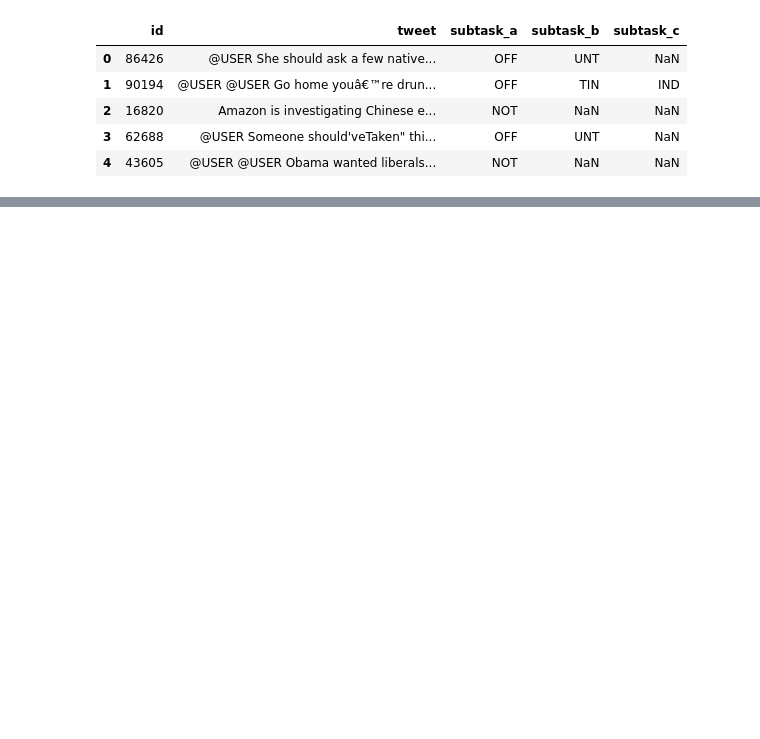
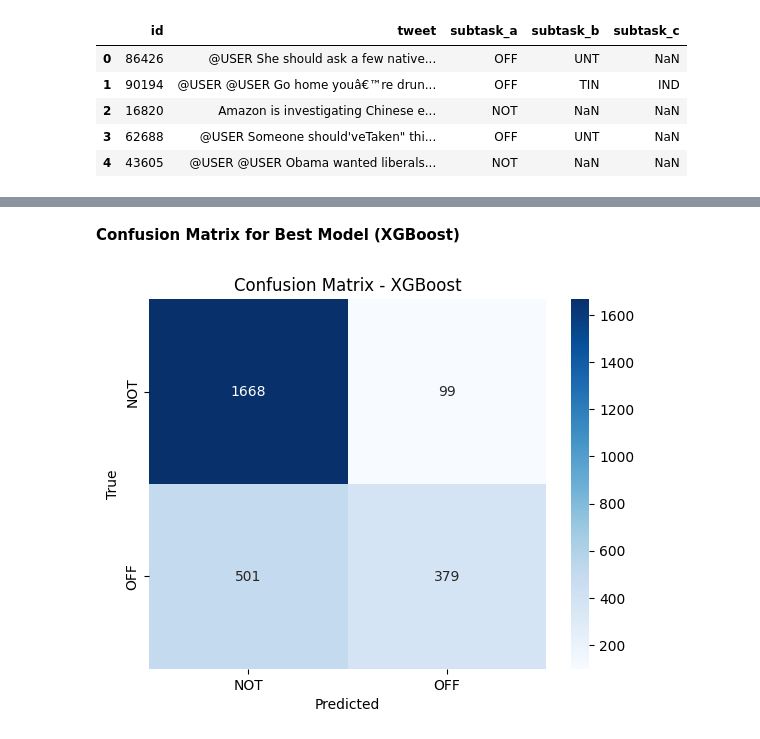
Before and after one commit to victoriyayeotobo/NLP-CW1, a Jupyter notebook: NLP_CW1.ipynb, the cells around one changed output, grey strips where cells are left out. Saved outputs shown, nothing was run; the diff lists cells and outputs as text; code cells hidden in the pictures; blank space fills up the shorter version.

```diff
--- a/NLP_CW1.ipynb
+++ b/NLP_CW1.ipynb
@@ -173,19 +95,0 @@ TF-IDF feature extraction complete. Data is ready for model training.
-# %%
-# Train Machine Learning Models
-models = {
-    "Logistic Regression": LogisticRegression(),
-    "Naïve Bayes": MultinomialNB(),
-    "Support Vector Machine": SVC(),
-    "Random Forest": RandomForestClassifier(),
-    "XGBoost": XGBClassifier()
-}
-
-# Train and evaluate each model
-for name, model in models.items():
-    print(f"\nTraining {name}...")
-    model.fit(X_train, y_train)
-    y_pred = model.predict(X_test)
-    accuracy = accuracy_score(y_test, y_pred)
-    print(f"Accuracy: {accuracy:.4f}")
-    print("Classification Report:")
-    print(classification_report(y_test, y_pred))
@@ -289,0 +98,2 @@ weighted avg       0.75      0.76      0.74      2647
+# %%
+df['label'] = df['subtask_a'].map({'OFF': 1, 'NOT': 0})
@@ -289,0 +102,12 @@ weighted avg       0.75      0.76      0.74      2647
+# %%
+X = TfidfVectorizer(max_features=5000).fit_transform(df['clean_tweet'])
+y = df['label']
+X_train, X_test, y_train, y_test = train_test_split(X, y, test_size=0.2, random_state=42, stratify=y)
+
+# Class Weighting
+class_weights = compute_class_weight(class_weight="balanced", classes=np.unique(y_train), y=y_train)
+class_weight_dict = {0: class_weights[0], 1: class_weights[1]}
+
+# SMOTE Oversampling
+smote = SMOTE(sampling_strategy='auto', random_state=42)
+X_train_smote, y_train_smote = smote.fit_resample(X_train, y_train)
@@ -448,0 +186,14 @@ Evaluating Support Vector Machine with probability-based metrics.
+# %% [markdown]
+**Confusion Matrix for Best Model (XGBoost)**
+# %%
+best_model = XGBClassifier()
+best_model.fit(X_train, y_train)
+y_pred_best = best_model.predict(X_test)
+cm = confusion_matrix(y_test, y_pred_best)
+sns.heatmap(cm, annot=True, fmt='d', cmap='Blues', xticklabels=['NOT', 'OFF'], yticklabels=['NOT', 'OFF'])
+plt.title('Confusion Matrix - XGBoost')
+plt.xlabel('Predicted')
+plt.ylabel('True')
+plt.show()
+# %% [output]
+[figure, added]
```
Also changed, not shown: parts of 26 cells of this notebook.
